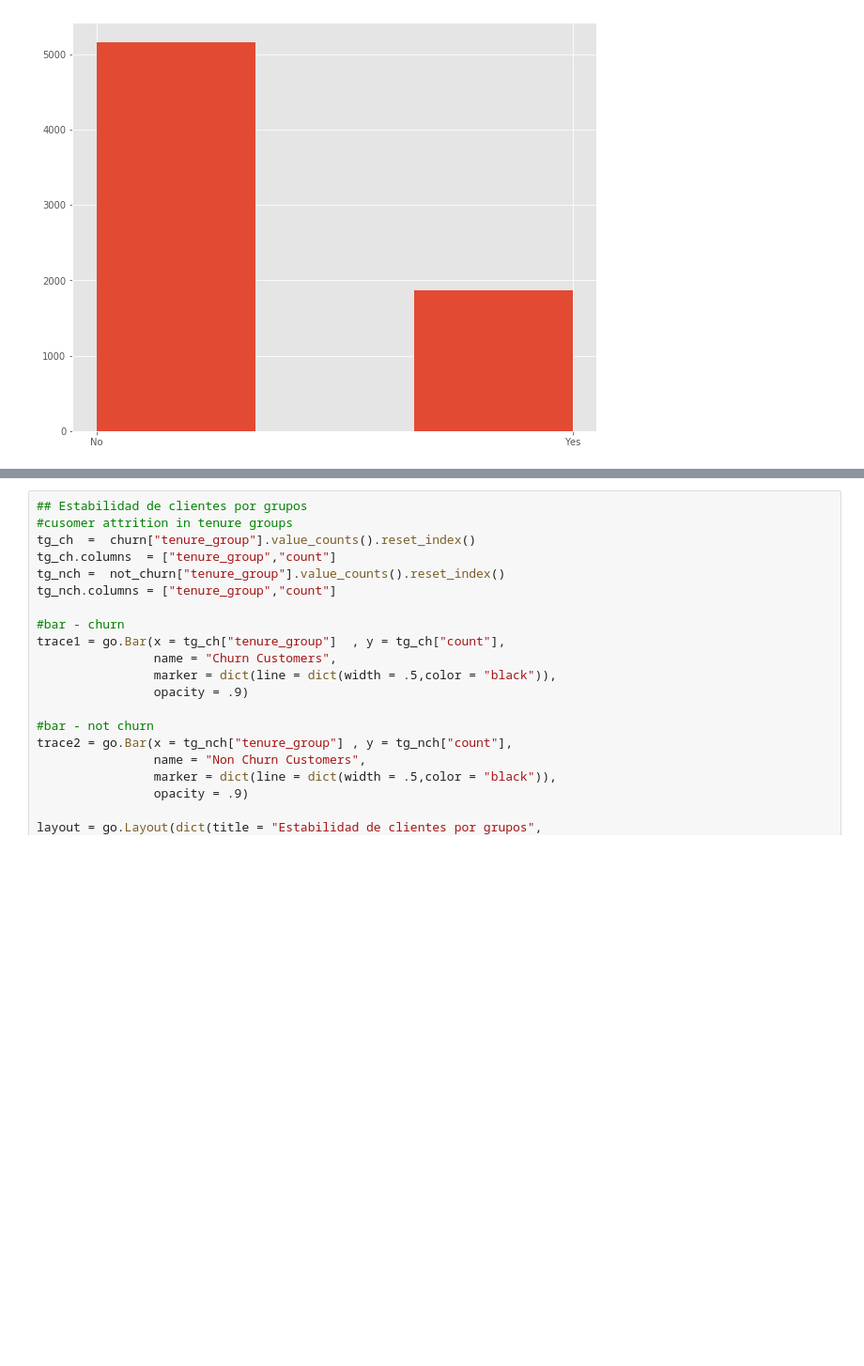
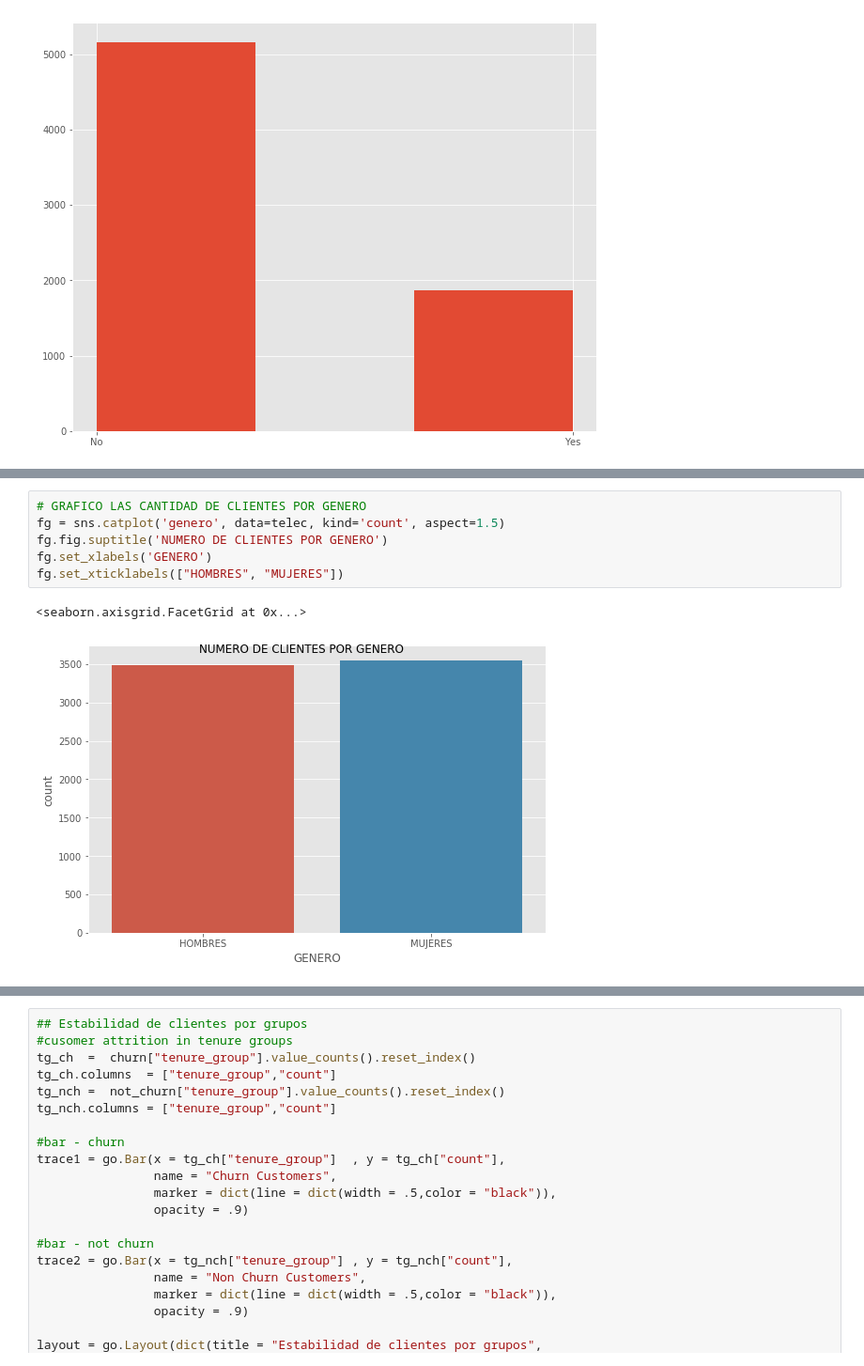
Before and after one commit to Ajimenezm1985/entregable4, a Jupyter notebook: ProyectoFinal.ipynb, the cells around one changed output, grey strips where cells are left out. Shown at 94% size. Saved outputs shown, nothing was run; the diff lists cells and outputs as text; blank space fills up the shorter version.

```diff
--- a/ProyectoFinal.ipynb
+++ b/ProyectoFinal.ipynb
@@ -365,0 +198,9 @@ scatter_matrix(telec)
+# %%
+# GRAFICO LAS CANTIDAD DE CLIENTES POR GENERO
+fg = sns.catplot('genero', data=telec, kind='count', aspect=1.5)
+fg.fig.suptitle('NUMERO DE CLIENTES POR GENERO')
+fg.set_xlabels('GENERO')
+fg.set_xticklabels(["HOMBRES", "MUJERES"])
+# %% [output]
+<seaborn.axisgrid.FacetGrid at 0x...>
+[figure, added]
```
Also changed, not shown: parts of 14 cells of this notebook.
